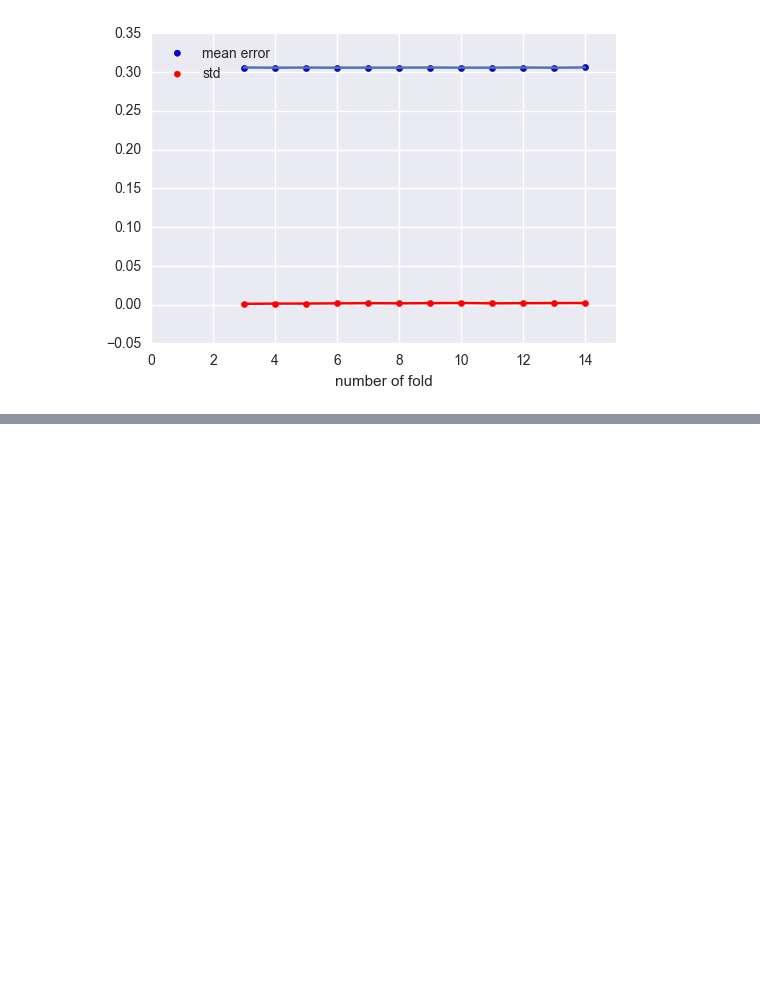
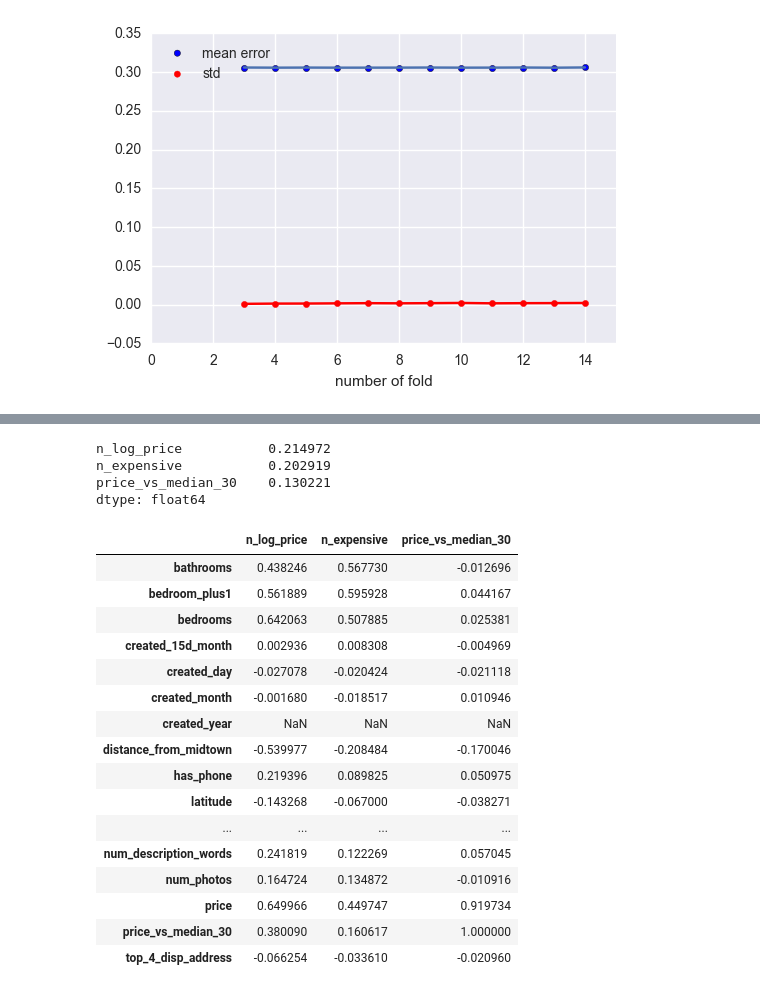
Before and after one commit to thunter009/Neuromancers-Kaggle, a Jupyter notebook: CarlosS_Logit Model.ipynb, the cells around one changed output, grey strips where cells are left out. Saved outputs shown, nothing was run; the diff lists cells and outputs as text; code cells hidden in the pictures; blank space fills up the shorter version.

```diff
--- a/CarlosS_Logit Model.ipynb
+++ b/CarlosS_Logit Model.ipynb
@@ -342,0 +432,33 @@ ValueError: endog must be in the unit interval.
+# %%
+# Price vars have the highest correl with other features, yet still on average is low
+# That said, shortlisted predictors have a dual nature with some of them exhibiting low correl and others high
+# price_vs_median_30 is very local and low correl with the other two price-related predictors.
+
+np.mean(corr_mat_high.loc[:,['n_log_price','n_expensive','price_vs_median_30']])
+# %% [output]
+n_log_price           0.214972
+n_expensive           0.202919
+price_vs_median_30    0.130221
+dtype: float64
+# %%
+# n_expensive, n_log_price and price_vs_median_30 offer three ways to get price info
+# price_vs_median_30 is very local and low correl with the former two
+corr_mat_high.loc[:,['n_log_price','n_expensive','price_vs_median_30']]
+# %% [output]
+|  | n_log_price | n_expensive | price_vs_median_30 |
+| bathrooms | 0.438246 | 0.567730 | -0.012696 |
+| bedroom_plus1 | 0.561889 | 0.595928 | 0.044167 |
+| bedrooms | 0.642063 | 0.507885 | 0.025381 |
+| created_15d_month | 0.002936 | 0.008308 | -0.004969 |
+| created_day | -0.027078 | -0.020424 | -0.021118 |
+| created_month | -0.001680 | -0.018517 | 0.010946 |
+| created_year | NaN | NaN | NaN |
+| distance_from_midtown | -0.539977 | -0.208484 | -0.170046 |
+| has_phone | 0.219396 | 0.089825 | 0.050975 |
+| latitude | -0.143268 | -0.067000 | -0.038271 |
+| ... | ... | ... | ... |
+| num_description_words | 0.241819 | 0.122269 | 0.057045 |
+| num_photos | 0.164724 | 0.134872 | -0.010916 |
+| price | 0.649966 | 0.449747 | 0.919734 |
+| price_vs_median_30 | 0.380090 | 0.160617 | 1.000000 |
+| top_4_disp_address | -0.066254 | -0.033610 | -0.020960 |
```
Also changed, not shown: parts of 32 cells of this notebook.
